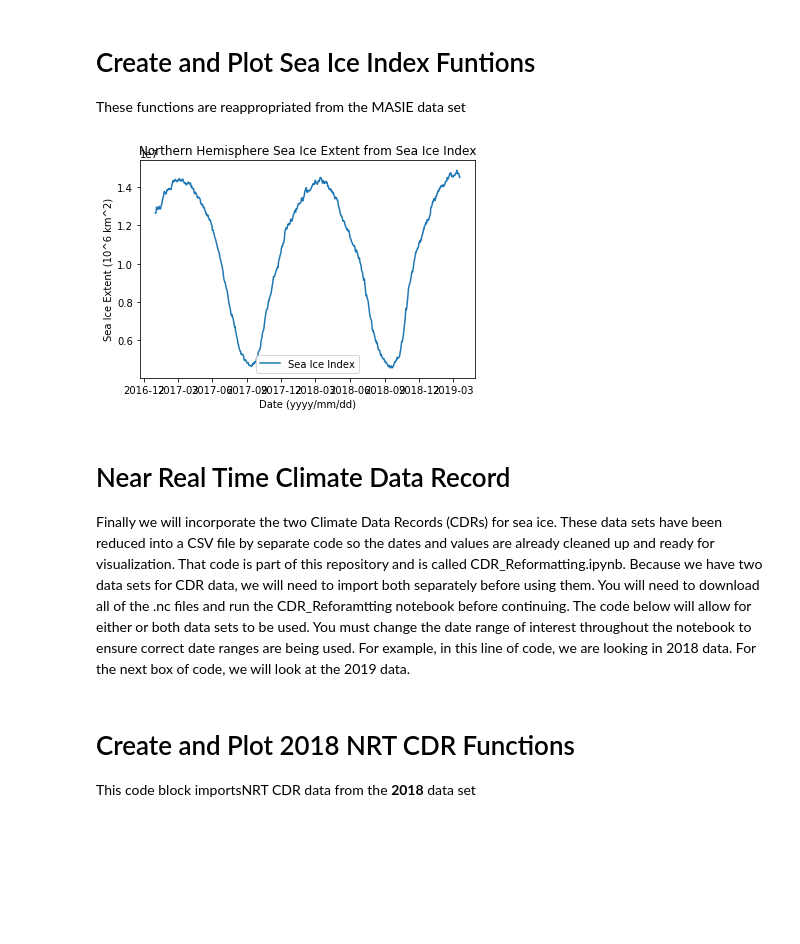
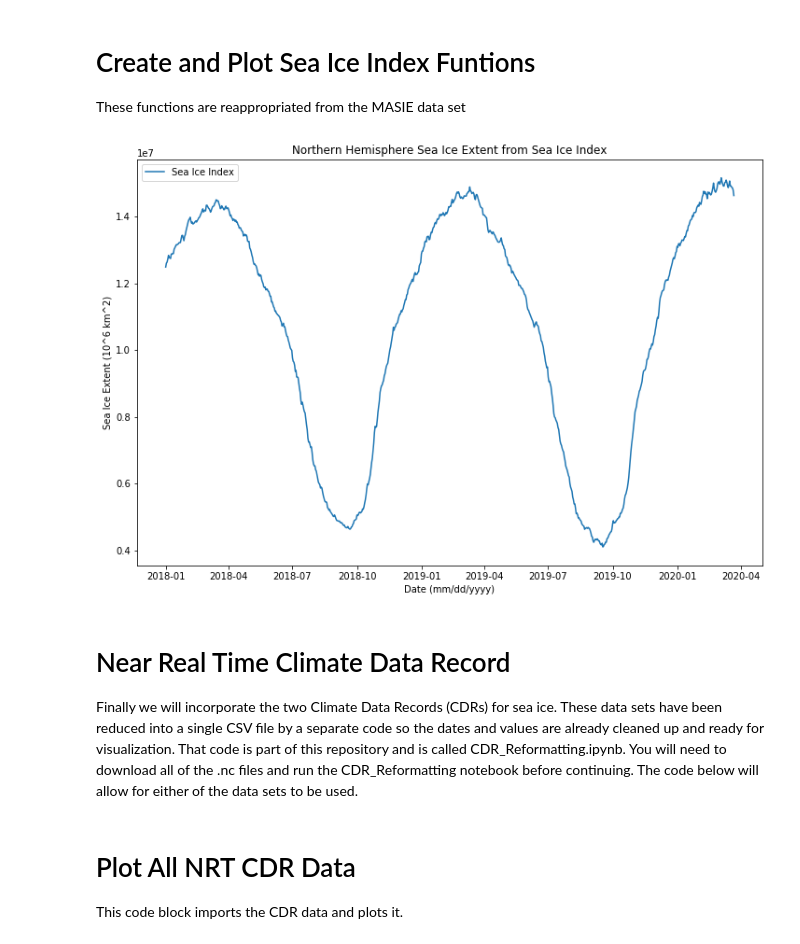
Before and after one commit to michaelavs/Daily-Arctic-Sea-Ice-Extent, a Jupyter notebook: Daily_Arctic_Sea_Ice_Extent.ipynb, the cells around one changed output. Saved outputs shown, nothing was run; the diff lists cells and outputs as text; code cells hidden in the pictures; blank space fills up the shorter version.

```diff
--- a/Daily_Arctic_Sea_Ice_Extent.ipynb
+++ b/Daily_Arctic_Sea_Ice_Extent.ipynb
@@ -57,8 +73,8 @@ os.chdir("/Users/misi7940/Downloads/") #Currently set for my directory, will be
 The cell below allows you to set the start and end date desired for plotting. This will be used throughout for all the data sets. The last date will NOT be included in the graph, so make sure to add one day to your target date range. ex: I want to look at all of 2018, so my date range will be 1/1/2018 through 1/1/2019. In this specific dataset, you do not need a 10 digit day, using 1/1/2018 is the correct format for the MASIE_date_range variable.
 # %%
 # Set the start and end date variables
-start_date = '1/1/2017'
-end_date = '2/20/2020'
+start_date = '1/1/2018'
+end_date = '3/23/2020'
 # %% [markdown]
 # Extract MASIE Data
 
@@ -169,27 +189,29 @@ def clip_SII(start,end):
 SII_date_range=clip_SII(start_date, end_date)
 
 #Change column names
-SII_date_range.columns=['year_month_day','extent']
+SII_date_range.columns=['mmddyyyy','extent']
 
 #Uncomment next line to verify all dates have been read in correctly
 #print(SI_date_range)
 # %%
+# Set up plot size
+fig = plt.subplots(figsize=(12, 8))
+
 #Plot functions
-plt.plot(SII_date_range['year_month_day'],SII_date_range['extent']*(10**6), label='Sea Ice Index')
-
-plt.xlabel("Date (yyyy/mm/dd)")
+plt.plot(SII_date_range['mmddyyyy'],SII_date_range['extent']*(10**6), label='Sea Ice Index')
+plt.xlabel("Date (mm/dd/yyyy)")
 plt.ylabel("Sea Ice Extent (10^6 km^2)")
 plt.title("Northern Hemisphere Sea Ice Extent from Sea Ice Index")
 plt.legend()
 plt.show()
 # %% [output]
-[figure, old version]
+[figure, new version]
 # %% [markdown]
 # Near Real Time Climate Data Record
 
-Finally we will incorporate the two Climate Data Records (CDRs) for sea ice. These data sets have been reduced into a CSV file by separate code so the dates and values are already cleaned up and ready for visualization. That code is part of this repository and is called CDR_Reformatting.ipynb. Because we have two data sets for CDR data, we will need to import both separately before using them. You will need to download all of the .nc files and run the CDR_Reforamtting notebook before continuing. The code below will allow for either or both data sets to be used. You must change the date range of interest throughout the notebook to ensure correct date ranges are being used. For example, in this line of code, we are looking in 2018 data. For the next box of code, we will look at the 2019 data.
+Finally we will incorporate the two Climate Data Records (CDRs) for sea ice. These data sets have been reduced into a single CSV file by a separate code so the dates and values are already cleaned up and ready for visualization. That code is part of this repository and is called CDR_Reformatting.ipynb. You will need to download all of the .nc files and run the CDR_Reformatting notebook before continuing. The code below will allow for either of the data sets to be used.
 # %% [markdown]
-# Create and Plot 2018 NRT CDR Functions
-This code block importsNRT CDR data from the **2018** data set
+#  Plot All NRT CDR Data
+This code block imports the CDR data and plots it.
 # %%
 #Read in csv file and extract date data
```
Also changed, not shown: parts of 12 cells of this notebook, 1 other file.
